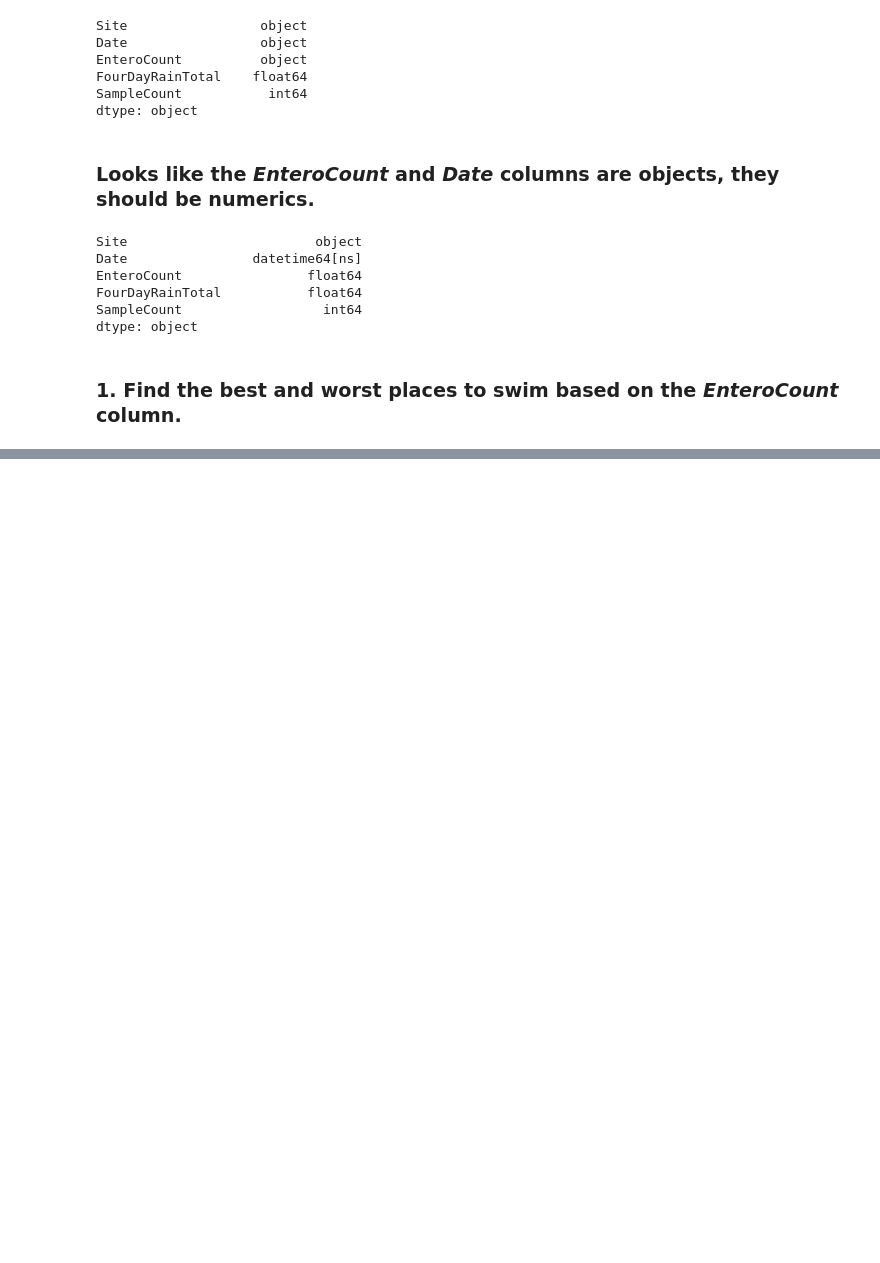
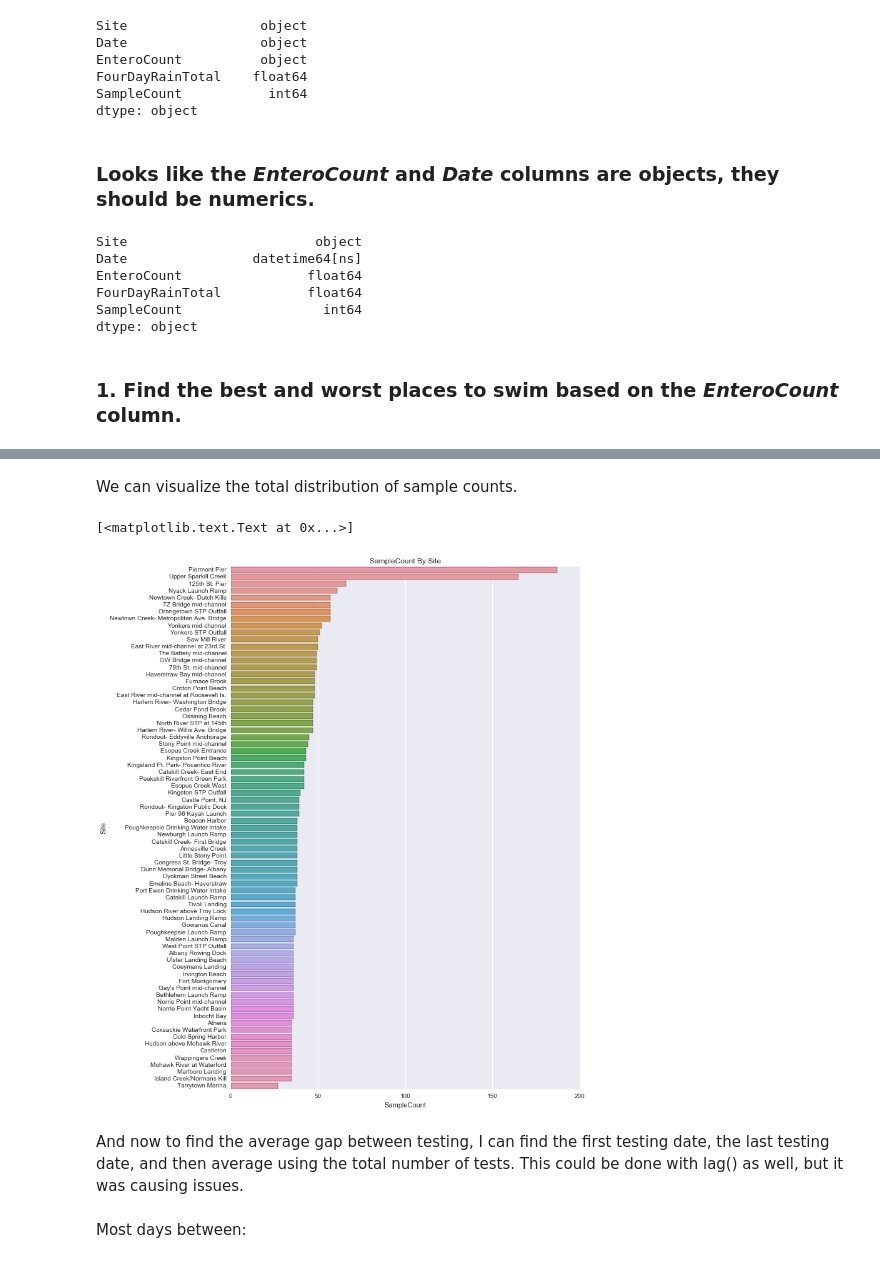
Before and after one commit to maxwagner/608, a Jupyter notebook: lecture4/mwagner_m4.ipynb, the cells around one changed output, grey strips where cells are left out. Cells and saved outputs as stored; diff of their text form; code cells hidden in the pictures; blank space fills up the shorter version.

```diff
--- a/lecture4/mwagner_m4.ipynb
+++ b/lecture4/mwagner_m4.ipynb
@@ -82,0 +106,6 @@ rf_worst
+# %%
+rf_sc = riverkeeper[['Site', 'SampleCount']]
+rf_sc = rf_sc.groupby('Site').max().sort_values(by = 'SampleCount', ascending = False)
+rf_sc.to_csv('samplecount.csv')
+rf_sc = pd.read_csv('samplecount.csv')
+rf_sc.head(10)
@@ -82,0 +138,12 @@ rf_worst
+# %% [markdown]
+We can visualize the total distribution of sample counts.
+# %%
+plt.figure(figsize = (10,15))
+rf_bar = sns.barplot(data = rf_sc, x ="SampleCount", y="Site")
+rf_bar.set_title("SampleCount By Site")
+rf_bar.set(xlabel = "SampleCount")
+# %% [output]
+[<matplotlib.text.Text at 0x...>]
+[figure, added]
+# %% [markdown]
+And now to find the average gap between testing, I can find the first testing date, the last testing date, and then average using the total number of tests. This could be done with lag() as well, but it was causing issues.
@@ -82,0 +163,2 @@ rf_worst
+# %% [markdown]
+Most days between:
```
Also changed, not shown: parts of 24 cells of this notebook, 17 other files.
